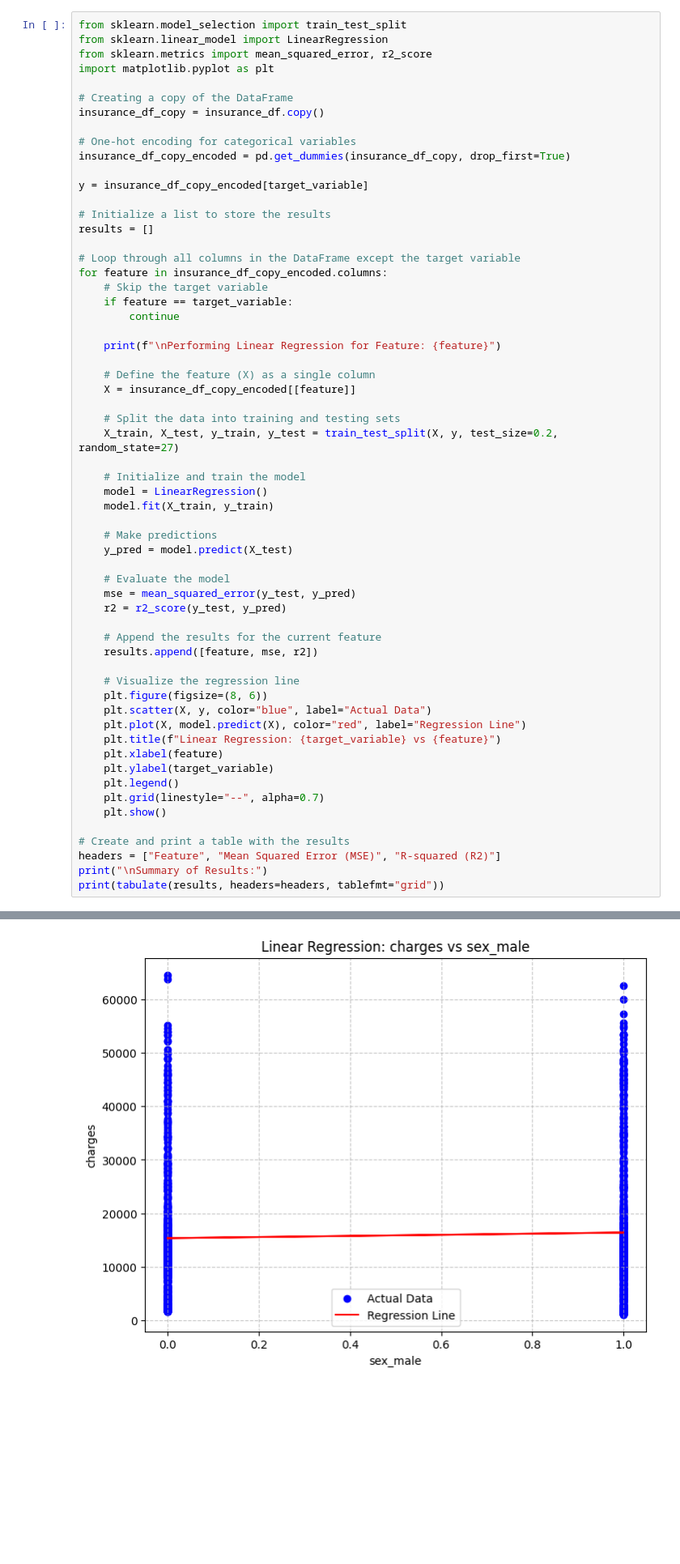
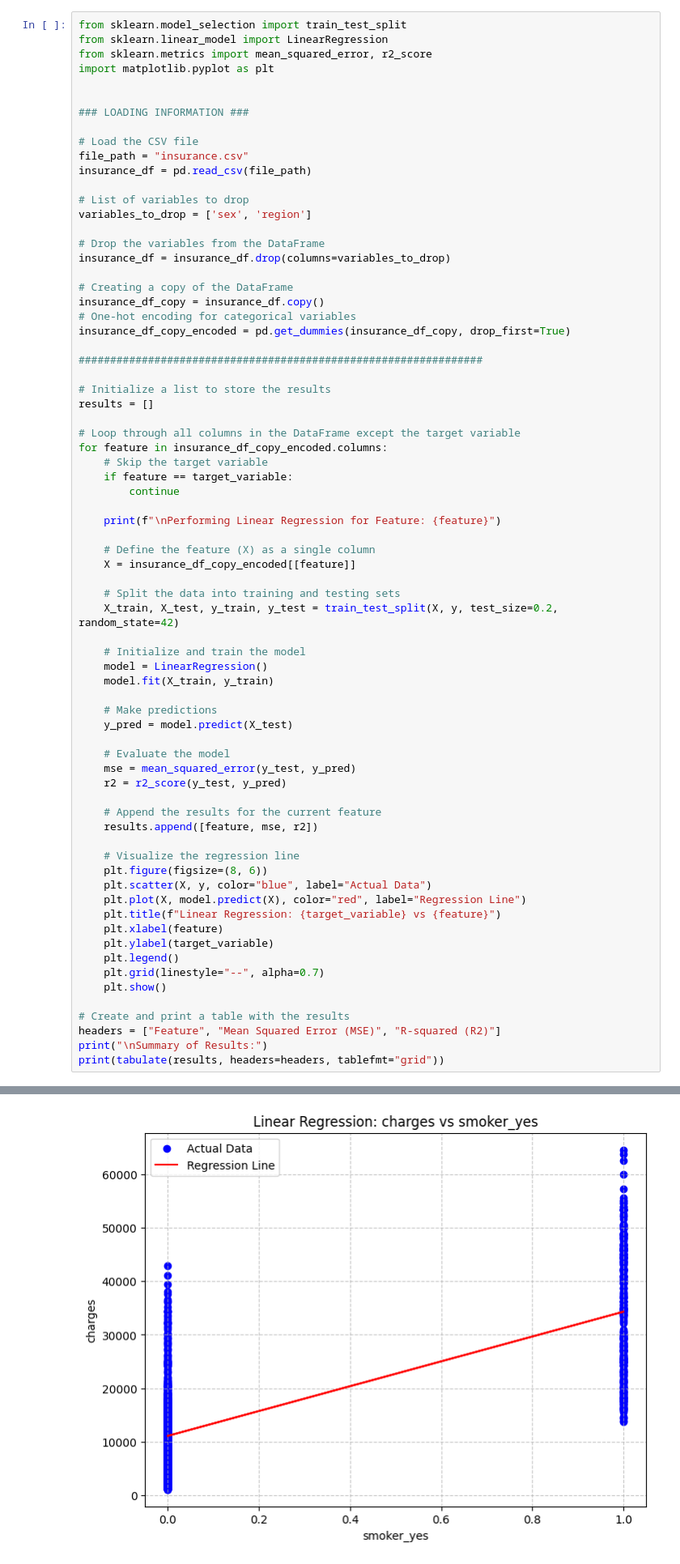
Before and after one commit to ironhack-labs/lab-supervised-ml-regression-challenge, a Jupyter notebook: your-code/main.ipynb, the cells around one changed output, grey strips where cells are left out. Shown at 81% size. Cells and saved outputs as stored; diff of their text form; blank space fills up the shorter version.

```diff
--- a/your-code/main.ipynb
+++ b/your-code/main.ipynb
@@ -280,13 +355,25 @@ from sklearn.linear_model import LinearRegression
 from sklearn.metrics import mean_squared_error, r2_score
 import matplotlib.pyplot as plt
 
+
+### LOADING INFORMATION ###
+
+# Load the CSV file
+file_path = "insurance.csv"
+insurance_df = pd.read_csv(file_path)
+
+# List of variables to drop
+variables_to_drop = ['sex', 'region']
+
+# Drop the variables from the DataFrame
+insurance_df = insurance_df.drop(columns=variables_to_drop)
+
 # Creating a copy of the DataFrame
 insurance_df_copy = insurance_df.copy()
-
 # One-hot encoding for categorical variables
 insurance_df_copy_encoded = pd.get_dummies(insurance_df_copy, drop_first=True)
 
-y = insurance_df_copy_encoded[target_variable]
+################################################################
 
 # Initialize a list to store the results
 results = []
@@ -303,7 +390,7 @@ for feature in insurance_df_copy_encoded.columns:
     X = insurance_df_copy_encoded[[feature]]
 
     # Split the data into training and testing sets
-    X_train, X_test, y_train, y_test = train_test_split(X, y, test_size=0.2, random_state=27)
+    X_train, X_test, y_train, y_test = train_test_split(X, y, test_size=0.2, random_state=42)
 
     # Initialize and train the model
     model = LinearRegression()
@@ -345 +432 @@ Performing Linear Regression for Feature: sex_male
-[figure, old version]
+[figure, new version]
```
Also changed, not shown: parts of 21 cells of this notebook.
